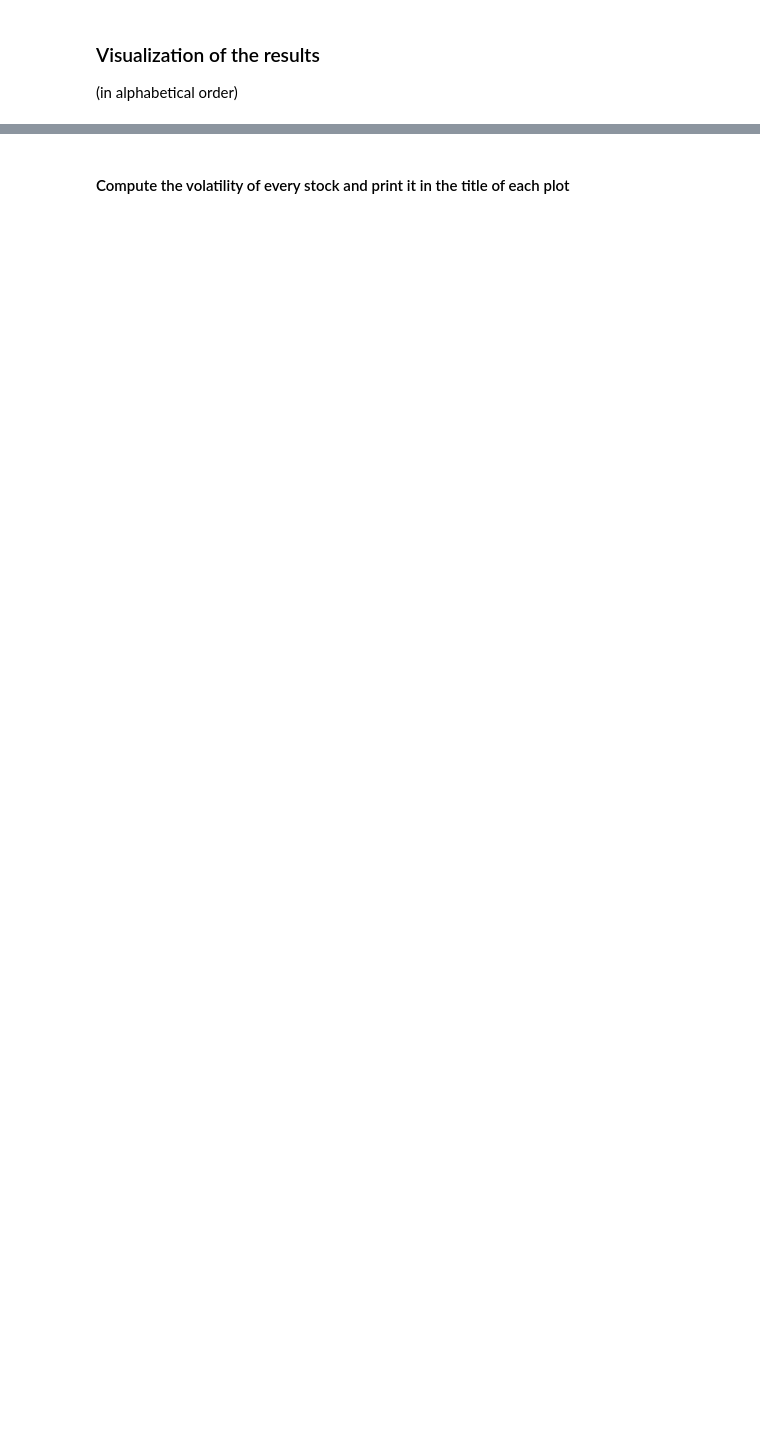
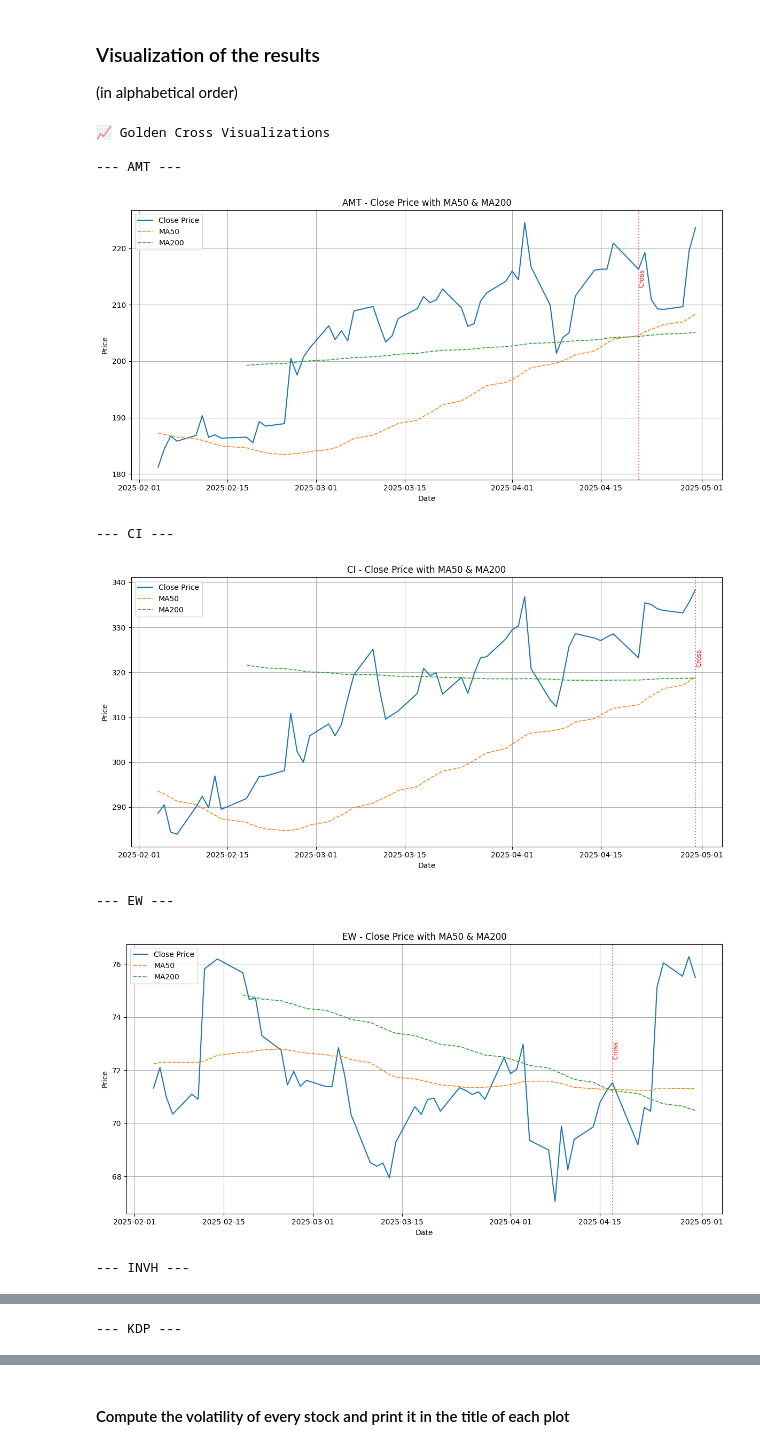
Before and after one commit to AlejandroDiaz10/Fintech, a Jupyter notebook: Module 1/technical_analysis_sp500_ DíazA01276769.ipynb, the cells around one changed output, grey strips where cells are left out. Drawn from its saved outputs; the diff is of its cells as text; code cells hidden in the pictures; blank space fills up the shorter version.

```diff
--- a/Module 1/technical_analysis_sp500_ DíazA01276769.ipynb
+++ b/Module 1/technical_analysis_sp500_ DíazA01276769.ipynb
@@ -109,0 +164,5 @@ end_date = '2025-05-01'
+# %%
+df_ma200 = df_close.rolling(window=200).mean()
+print("200-day Moving Average:")
+print("-" * 50)
+display(df_ma200.tail())
@@ -123,3 +271,9 @@ end_date = '2025-05-01'
 # %% [markdown]
 #### Golden crosses
 List the first top companies in alphabetical order (by there symbol or ticker) that had a golden cross in the last 14 days:
+# %%
+print("Golden Crosses")
+print("First 10 companies (alphabetical order) with a Golden Cross in the last 14 days:")
+print("-" * 50)
+for ticker in df_golden_cross_14d["TICKER"].unique()[:10]:
+    print(f"- {ticker}")
@@ -128,3 +308,9 @@ YOUR WRITTEN RESPONSE HERE
 # %% [markdown]
 #### Death crosses
 List the first 10 companies in alphabetical order (by there symbol or ticker) that had a death cross in the last 14 days:
+# %%
+print("#### Death Crosses")
+print("First 10 companies (alphabetical order) with a Death Cross in the last 14 days:")
+print("-" * 50)
+for ticker in df_death_cross_14d["TICKER"].unique()[:10]:
+    print(f"- {ticker}")
@@ -135,0 +398,38 @@ YOUR WRITTEN RESPONSE HERE
+# %%
+def visualize_multiple_crosses(df_close, df_ma50, df_ma200, df_crosses, df_crosses_type, top_n=10):
+    """
+    Visualize Golden or Death Crosses for the first N tickers in alphabetical order.
+
+    Args:
+        df_close (pd.DataFrame): Close prices.
+        df_ma50 (pd.DataFrame): 50-day moving average.
+        df_ma200 (pd.DataFrame): 200-day moving average.
+        df_crosses (pd.DataFrame): DataFrame with columns ['TICKER', 'DATE'].
+        df_crosses_type (str): 'Golden Cross' or 'Death Cross'.
+        top_n (int): Number of tickers to visualize.
+    """
+    assert df_crosses_type in ['Golden Cross', 'Death Cross'], "Invalid cross type"
+
+    # Ordenar y seleccionar primeros tickers
+    tickers = sorted(df_crosses["TICKER"].unique())[:top_n]
+
+    # Título visual
+    emoji = "📈" if df_crosses_type == "Golden Cross" else "📉"
+    print(f"{emoji} {df_crosses_type} Visualizations")
+
+    for ticker in tickers:
+        dates = df_crosses[df_crosses["TICKER"] == ticker]["DATE"].tolist()
+        print(f"\n--- {ticker} ---")
+        plot_crosses(ticker, df_close, df_ma50, df_ma200, cross_dates=dates)
+# %%
+visualize_multiple_crosses(df_close, df_ma50, df_ma200, df_golden_cross_14d, "Golden Cross", top_n=10)
+# %% [output]
+📈 Golden Cross Visualizations
+
+--- AMT ---
+[figure, added]
+--- CI ---
+[figure, added]
+--- EW ---
+[figure, added]
+--- INVH ---
@@ -135,0 +437 @@ YOUR WRITTEN RESPONSE HERE
+--- KDP ---
```
Also changed, not shown: parts of 31 cells of this notebook.
